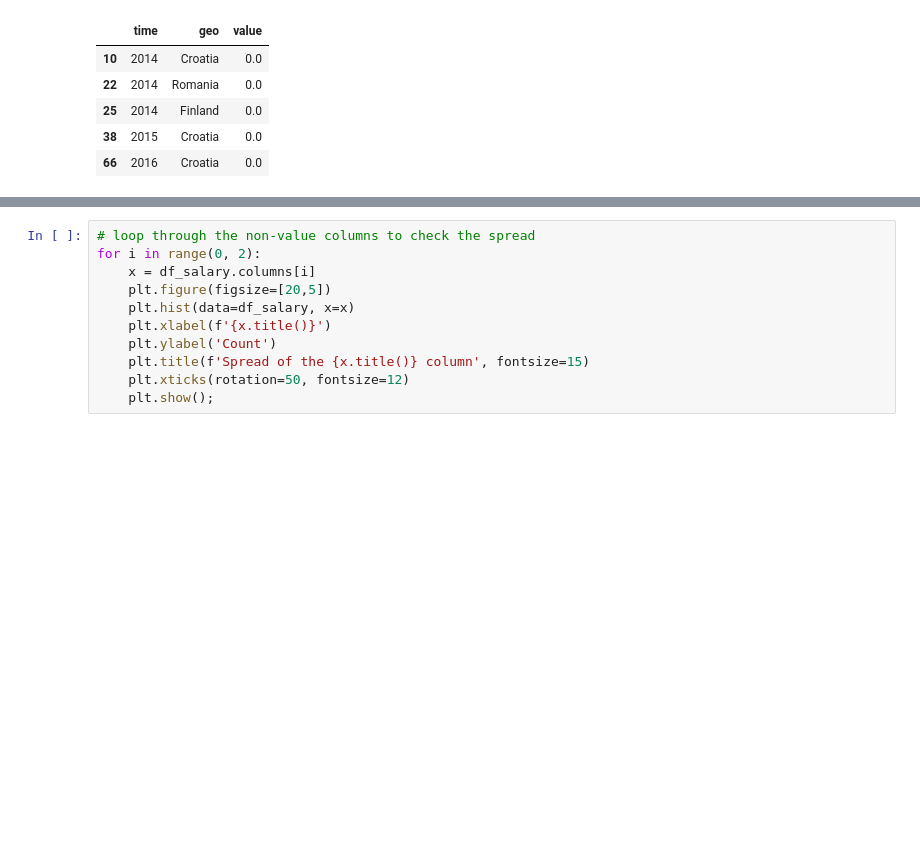
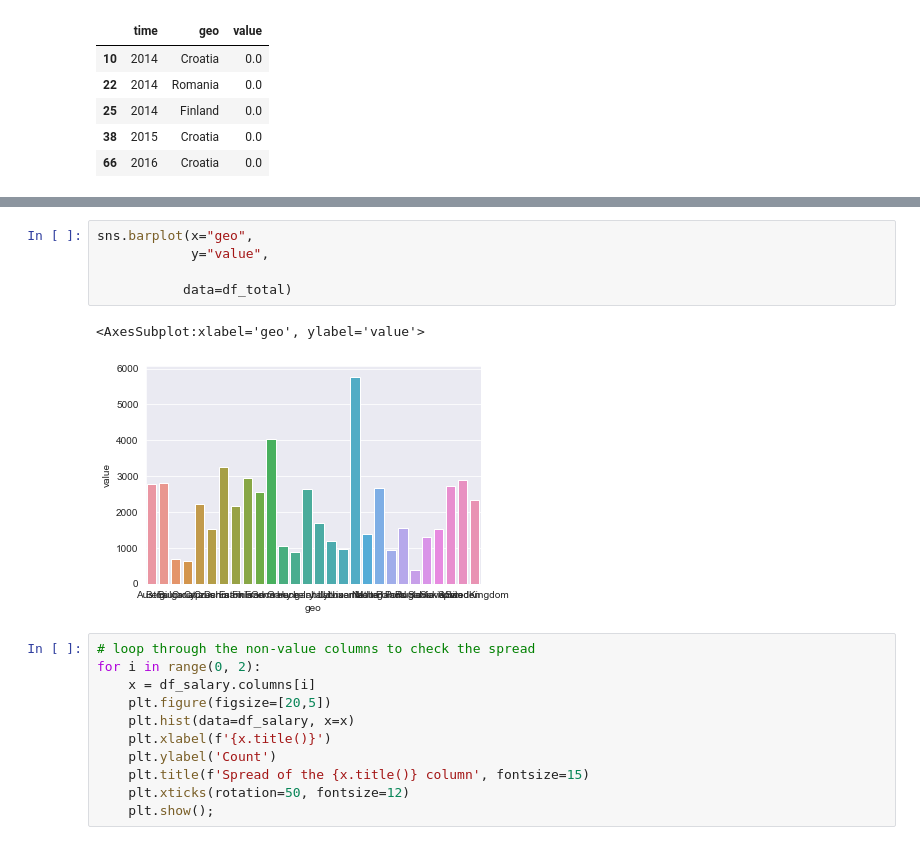
Before and after one commit to udrag/Civil-Servant-Salary-EU-, a Jupyter notebook: EU_Civil_Servants_Salary-data_visualization.ipynb, the cells around one changed output, grey strips where cells are left out. Cells and saved outputs as stored; diff of their text form; blank space fills up the shorter version.

```diff
--- a/EU_Civil_Servants_Salary-data_visualization.ipynb
+++ b/EU_Civil_Servants_Salary-data_visualization.ipynb
@@ -43,3 +55,11 @@ Index(['time', 'geo', 'value'], dtype='object')
+# %%
+sns.barplot(x="geo",
+            y="value",
+
+           data=df_total)
+# %% [output]
+<AxesSubplot:xlabel='geo', ylabel='value'>
+[figure, added]
 # %%
 # loop through the non-value columns to check the spread
 for i in range(0, 2):
```
Also changed, not shown: parts of 4 cells of this notebook.
